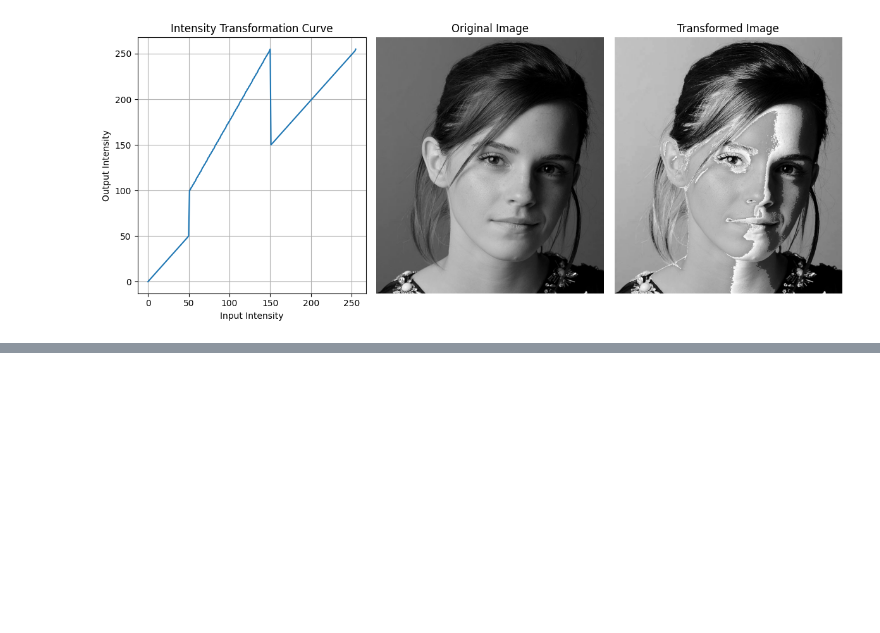
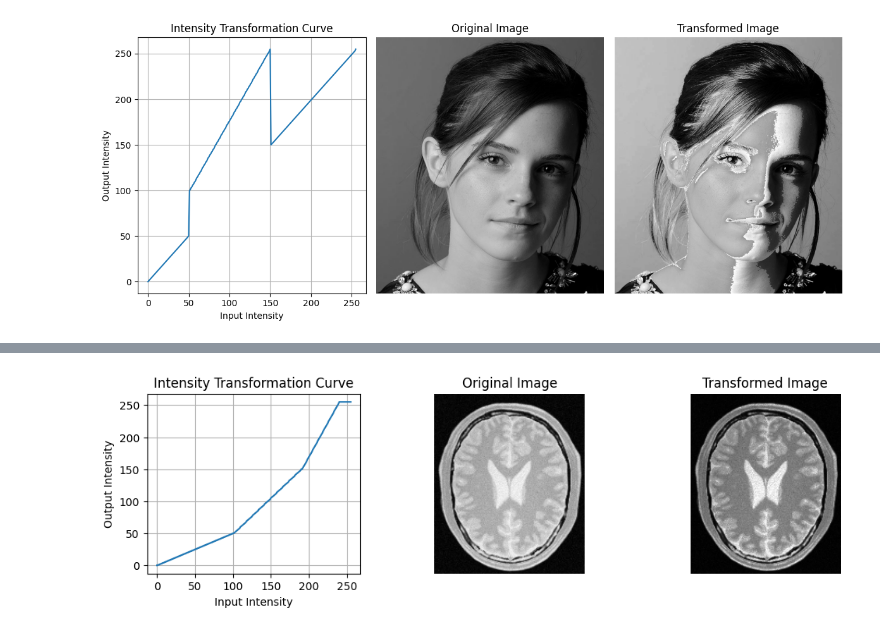
Before and after one commit to pasidunethmina/Image-Processing-Assignment-1, a Jupyter notebook: transformations.ipynb, the cells around one changed output, grey strips where cells are left out. Saved outputs shown, nothing was run; the diff lists cells and outputs as text; code cells hidden in the pictures; blank space fills up the shorter version.

```diff
--- a/transformations.ipynb
+++ b/transformations.ipynb
@@ -65,0 +70,94 @@ Lookup table length: 256
+# %%
+import cv2 as cv
+import numpy as np
+import matplotlib.pyplot as plt
+
+# --------------------
+# 1. Define control points for transformation
+# --------------------
+# Format: (input_intensity, output_intensity)
+c1 = np.array([(100, 50), (190, 150), (240, 255),(255, 255)])  # Example breakpoints from Fig. 1a
+c2 = np.array([(50, 50), (50, 10), (150, 10), (150, 150), (255, 255)])  # Example breakpoints from Fig. 1a
+
+# --------------------
+# 2. Build the lookup table
+# --------------------
+t1 = np.linspace(0, c1[0,1], c1[0,0] + 1).astype('uint8')  # 0 → 100 maps to 0 → 50
+t2 = np.linspace(c1[0,1], c1[1,1], c1[1,0] - c1[0,0]).astype('uint8')  # 101 → 150 maps to 51 → 200
+t3 = np.linspace(c1[1,1], c1[2,1], c1[2,0] - c1[1,0]).astype('uint8')  # 101 → 150 maps to 51 → 200
+t4 = np.linspace(c1[2,1], 255, 255 - c1[2,0]).astype('uint8')  # 151 → 255 maps to 201 → 255
+
+t6 = np.linspace(0, c2[0,1], c2[0,0] + 1).astype('uint8')  # 0 → 100 maps to 0 → 50
+t7 = np.linspace(c2[0,1], c2[1,1], c2[1,0] - c2[0,0]).astype('uint8')  # 101 → 150 maps to 51 → 200
+t8 = np.linspace(c2[1,1], c2[2,1], c2[2,0] - c2[1,0]).astype('uint8')  # 101 → 150 maps to 51 → 200
+t9 = np.linspace(c2[2,1], c2[3,1], c2[3,0] - c2[2,0]).astype('uint8')  # 101 → 150 maps to 51 → 200
+t10 = np.linspace(c2[3,1], 255, 255 - c2[3,0]).astype('uint8')  # 151 → 255 maps to 201 → 255
+
+transform1 = np.concatenate((t1, t2, t3), axis=0).astype('uint8')
+transform1 = np.concatenate((transform1, t4), axis=0).astype('uint8')
+
+transform2 = np.concatenate((t6, t7, t8, t9), axis=0).astype('uint8')
+transform2 = np.concatenate((transform2, t10), axis=0).astype('uint8')
+
+print("Lookup table length:", len(transform1))  # Should be 256
+print("Lookup table length:", len(transform2))  # Should be 256
+
+# --------------------
+# 3. Read the image (grayscale)
+# --------------------
+img_orig = cv.imread('assets/brain_proton_density_slice.png', cv.IMREAD_GRAYSCALE)
+
+# --------------------
+# 4. Apply LUT transformation
+# --------------------
+image_transformed1 = cv.LUT(img_orig, transform1)
+image_transformed2 = cv.LUT(img_orig, transform2)
+
+# --------------------
+# 5. Plot transformation curve
+# --------------------
+plt.figure(figsize=(12,3))
+
+plt.subplot(1,3,1)
+plt.plot(np.arange(256), transform1)
+plt.title("Intensity Transformation Curve")
+plt.xlabel("Input Intensity")
+plt.ylabel("Output Intensity")
+plt.grid(True)
+
+plt.subplot(1,3,2)
+plt.imshow(img_orig, cmap='gray')
+plt.title("Original Image")
+plt.axis('off')
+
+plt.subplot(1,3,3)
+plt.imshow(image_transformed1, cmap='gray')
+plt.title("Transformed Image")
+plt.axis('off')
+
+
+plt.figure(figsize=(12,5))
+
+plt.subplot(1,3,1)
+plt.plot(np.arange(256), transform2)
+plt.title("Intensity Transformation Curve")
+plt.xlabel("Input Intensity")
+plt.ylabel("Output Intensity")
+plt.grid(True)
+# --------------------
+# 6. Show original and transformed images
+# --------------------
+
+plt.subplot(1,3,2)
+plt.imshow(img_orig, cmap='gray')
+plt.title("Original Image")
+plt.axis('off')
+
+plt.subplot(1,3,3)
+plt.imshow(image_transformed2, cmap='gray')
+plt.title("Transformed Image")
+plt.axis('off')
+
+plt.tight_layout()
+plt.show()
+# %% [output]
@@ -65,0 +166 @@ Lookup table length: 256
+[figure, added]
```
Also changed, not shown: parts of 6 cells of this notebook.
